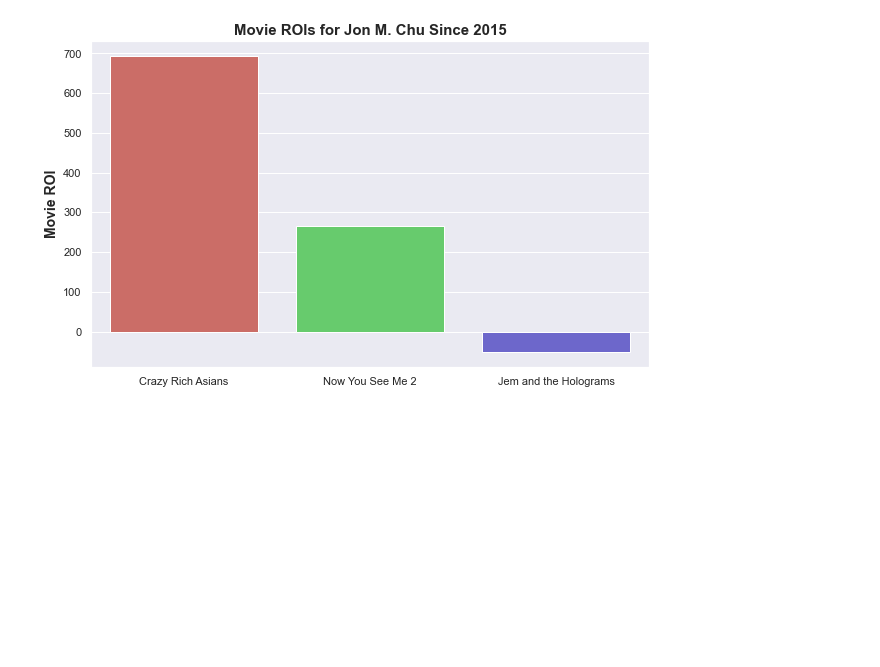
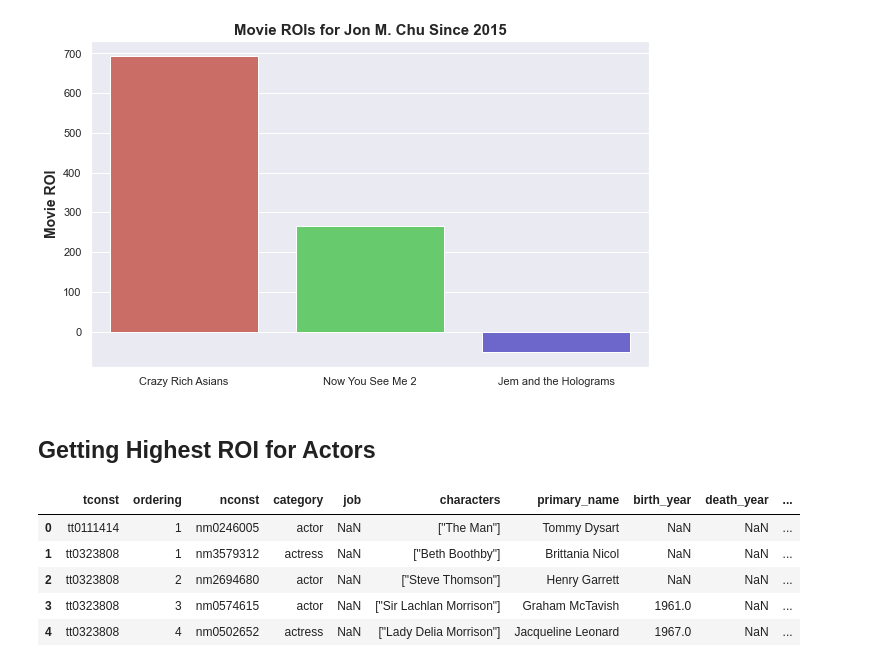
Before and after one commit to garrettwilliams90/Movie_Analysis_Project, a Jupyter notebook: Earth_Movie_Analysis_Project.ipynb, the cells around one changed output. Saved outputs shown, nothing was run; the diff lists cells and outputs as text; code cells hidden in the pictures; blank space fills up the shorter version.

```diff
--- a/Earth_Movie_Analysis_Project.ipynb
+++ b/Earth_Movie_Analysis_Project.ipynb
@@ -260,3 +260,18 @@ plt.title("Movie ROIs for Jon M. Chu Since 2015", fontweight= "bold", fontsize=1
 sns_plot.figure.savefig("Jon_M_Chu_ROIs.png");
 # %% [output]
 [figure]
+# %% [markdown]
+## Getting Highest ROI for Actors
+# %%
+imdb_actors = imdb_principals[(imdb_principals["category"] == "actor")\
+                              | (imdb_principals["category"] == "actress")]
+# %%
+imdb_actors_name = pd.merge(imdb_actors, imdb_name, how = 'left', on = 'nconst')
+imdb_actors_name.head()
+# %% [output]
+|  | tconst | ordering | nconst | category | job | characters | primary_name | birth_year | death_year | ... |
+| 0 | tt0111414 | 1 | nm0246005 | actor | NaN | ["The Man"] | Tommy Dysart | NaN | NaN | ... |
+| 1 | tt0323808 | 1 | nm3579312 | actress | NaN | ["Beth Boothby"] | Brittania Nicol | NaN | NaN | ... |
+| 2 | tt0323808 | 2 | nm2694680 | actor | NaN | ["Steve Thomson"] | Henry Garrett | NaN | NaN | ... |
+| 3 | tt0323808 | 3 | nm0574615 | actor | NaN | ["Sir Lachlan Morrison"] | Graham McTavish | 1961.0 | NaN | ... |
+| 4 | tt0323808 | 4 | nm0502652 | actress | NaN | ["Lady Delia Morrison"] | Jacqueline Leonard | 1967.0 | NaN | ... |
```
Also changed, not shown: parts of 14 cells of this notebook.
